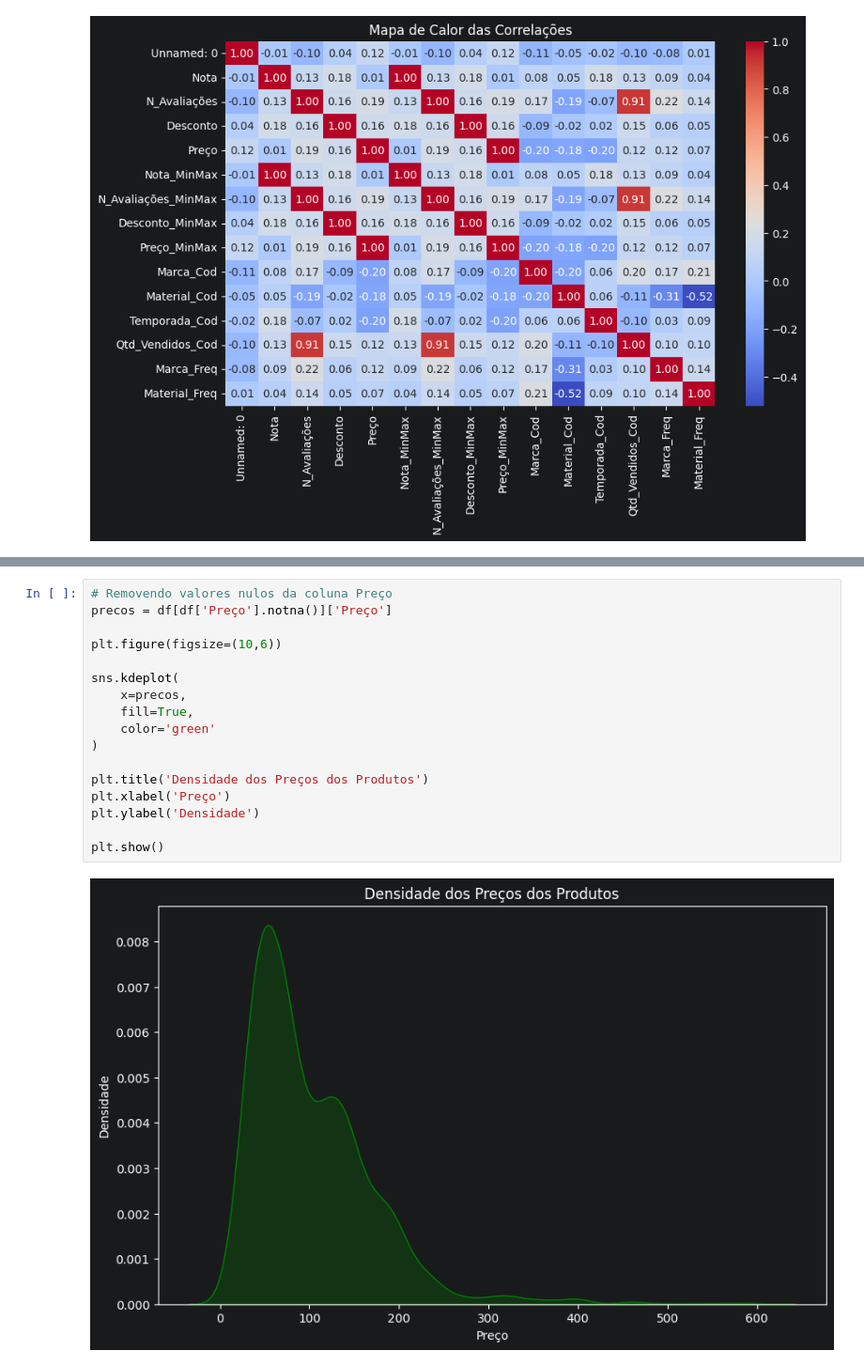
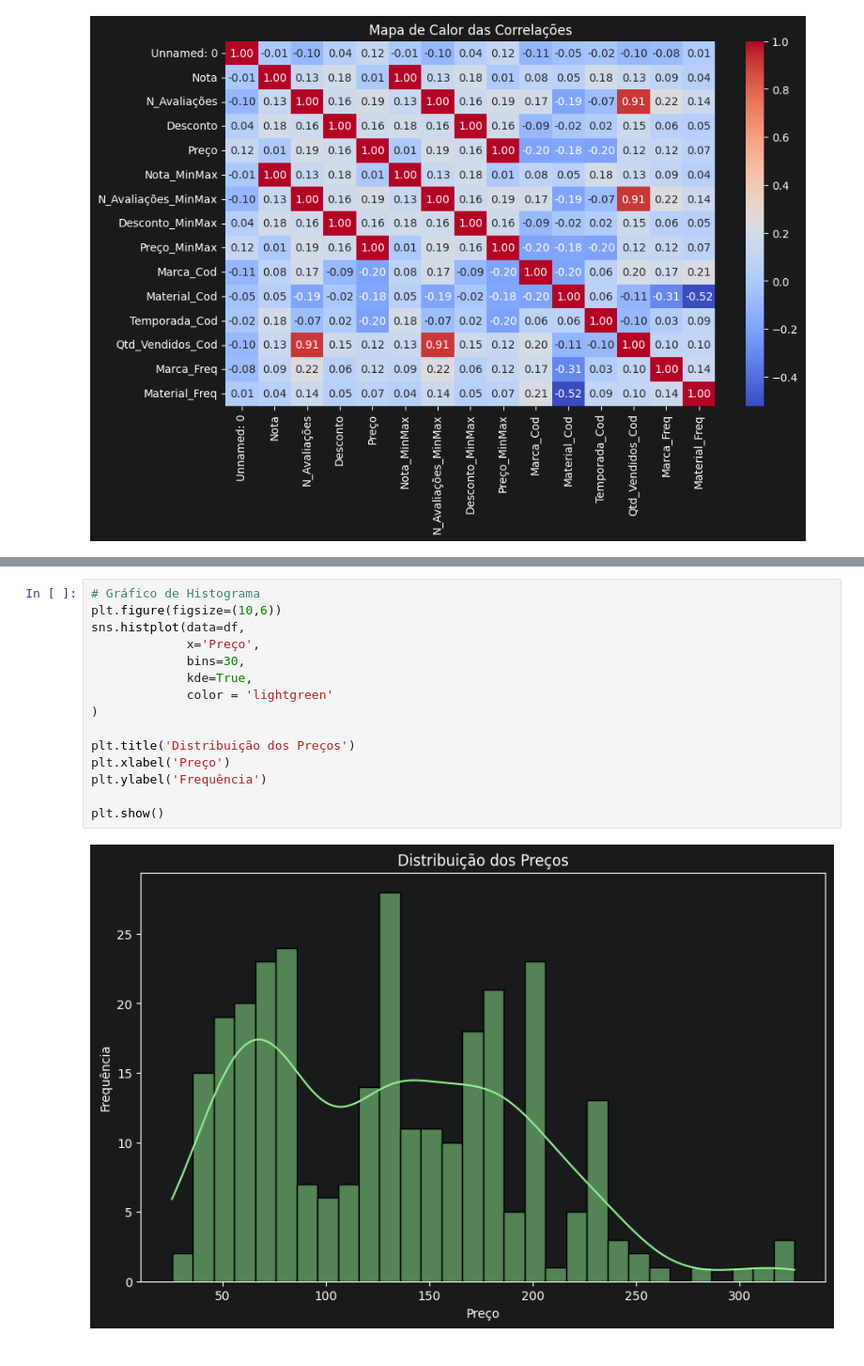
Before and after one commit to FBenzak/Profissao-Cientista-de-Dados-M10-Pratique, a Jupyter notebook: Profissao Cientista de Dados M10 Pratique.ipynb, the cells around one changed output, grey strips where cells are left out. Shown at 94% size. Cells and saved outputs as stored; diff of their text form.

```diff
--- a/Profissao Cientista de Dados M10 Pratique.ipynb
+++ b/Profissao Cientista de Dados M10 Pratique.ipynb
@@ -185,19 +204,17 @@ plt.show()
 # %%
-# Removendo valores nulos da coluna Preço
-precos = df[df['Preço'].notna()]['Preço']
-
+# Gráfico de Histograma
 plt.figure(figsize=(10,6))
-
-sns.kdeplot(
-    x=precos,
-    fill=True,
-    color='green'
+sns.histplot(data=df,
+             x='Preço',
+             bins=30,
+             kde=True,
+             color = 'lightgreen'
 )
 
-plt.title('Densidade dos Preços dos Produtos')
+plt.title('Distribuição dos Preços')
 plt.xlabel('Preço')
-plt.ylabel('Densidade')
+plt.ylabel('Frequência')
 
 plt.show()
 # %% [output]
-[figure, old version]
+[figure, new version]
```
Also changed, not shown: parts of 4 cells of this notebook.
